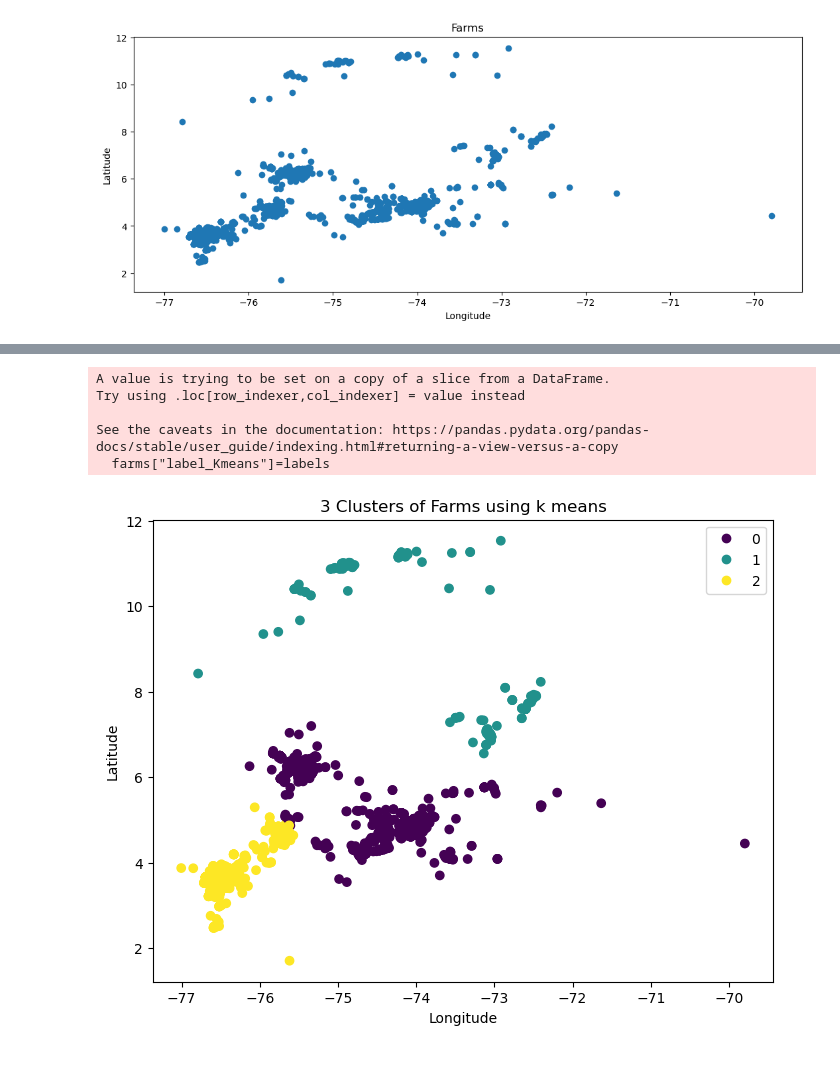
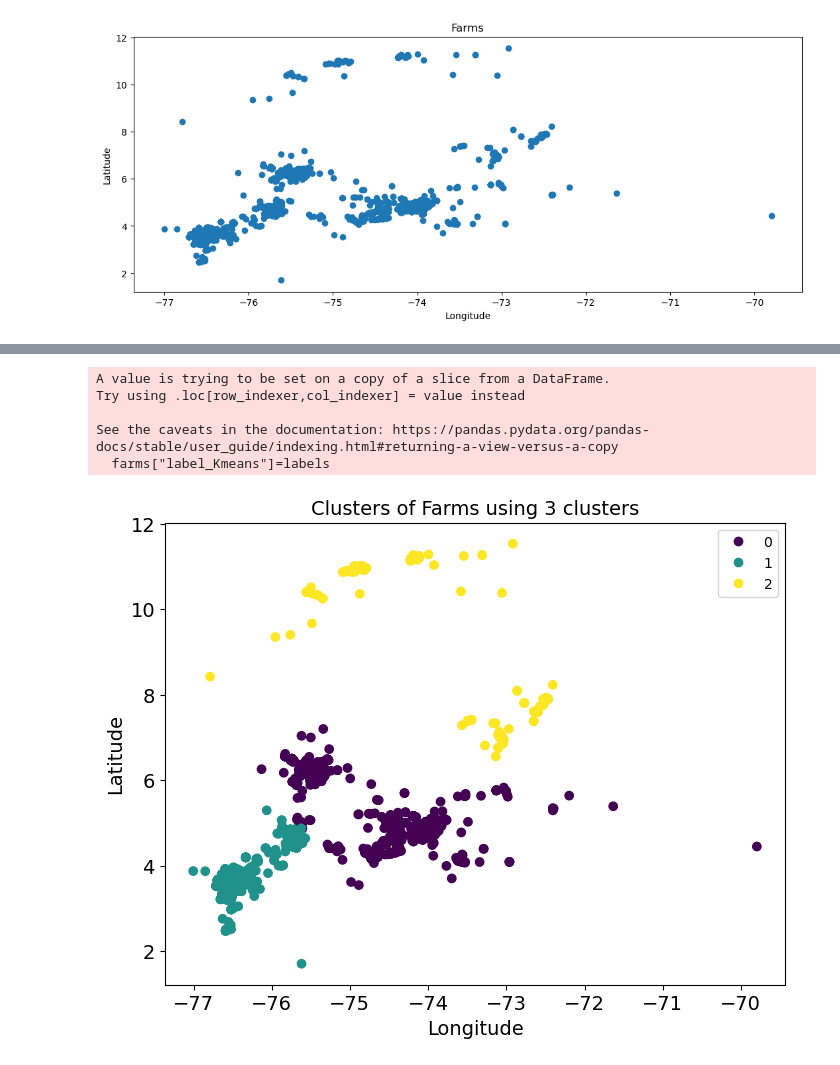
Before and after one commit to afrincon2/visualization, a Jupyter notebook: Prices.ipynb, the cells around one changed output, grey strips where cells are left out. Cells and saved outputs as stored; diff of their text form; code cells hidden in the pictures.

```diff
--- a/Prices.ipynb
+++ b/Prices.ipynb
@@ -209,10 +209,12 @@ for city in cities:
     X=X.values
     y=y.values
     plt.rcParams["figure.figsize"] = (13,5)
-    plt.title("Sales " + " in " + city+" without outliers")
-    plt.xlabel("Number of bathrooms")
-    plt.ylabel("Price scaled from 0 to 1")
-    sns.boxplot(x=y, y=X[:,0],whis=3, sym='')
+    plt.title("Prices of apartments for sale in " + city,fontsize=16)
+    plt.xlabel("Price in thousand-million COP",fontsize=14)
+    plt.ylabel("Number of bathrooms",fontsize=14)
+    sns.boxplot(x=X[:,0], y=y,whis=3, sym='',orient="h")
+    plt.xticks(fontsize=14)
+    plt.yticks(fontsize=14)
     plt.show()
     X = min_max_scaler.fit_transform(X)
     # Split the data into training and testing sets
@@ -378,35 +366,37 @@ See the caveats in the documentation: https://pandas.pydata.org/pandas-docs/stab
 # %%
 from sklearn.cluster import KMeans
 
 # Filter data to only include farms
 
 # Define the number of clusters to create
 n_clusters = 3
 
 # Create a KMeans model with the specified number of clusters
 kmeans = KMeans(n_clusters=n_clusters, random_state=42)
 
 # Fit the model to the farm data
-kmeans.fit(farms[["lon_k", "lat_k","bathrooms_k"]])
+kmeans.fit(farms[["lon_k", "lat_k"]])
 
 # Get the labels for each farm point
 labels = kmeans.labels_
 farms["label_Kmeans"]=labels
 # Plot the farms with different colors for each cluster
 plt.figure(figsize=(8, 6))
-plt.title(f"{n_clusters} Clusters of Farms using k means")
-plt.xlabel("Longitude")
-plt.ylabel("Latitude")
+plt.title(f"Clusters of Farms using {n_clusters} clusters",fontsize=14)
+plt.xlabel("Longitude",fontsize=14)
+plt.ylabel("Latitude",fontsize=14)
 sc=plt.scatter(farms["lon"], farms["lat"], c=labels, cmap="viridis")
 plt.legend(*sc.legend_elements())
+plt.xticks(fontsize=14)
+plt.yticks(fontsize=14)
 plt.show()
 # %% [output]
 A value is trying to be set on a copy of a slice from a DataFrame.
 Try using .loc[row_indexer,col_indexer] = value instead
 
 See the caveats in the documentation: https://pandas.pydata.org/pandas-docs/stable/user_guide/indexing.html#returning-a-view-versus-a-copy
   farms["label_Kmeans"]=labels
-[figure, old version]
+[figure, new version]
 # %%
 farms["label_Kmeans"]=labels
 plt.rcParams["figure.figsize"] = (13,5)
```
Also changed, not shown: parts of 4 cells of this notebook.
